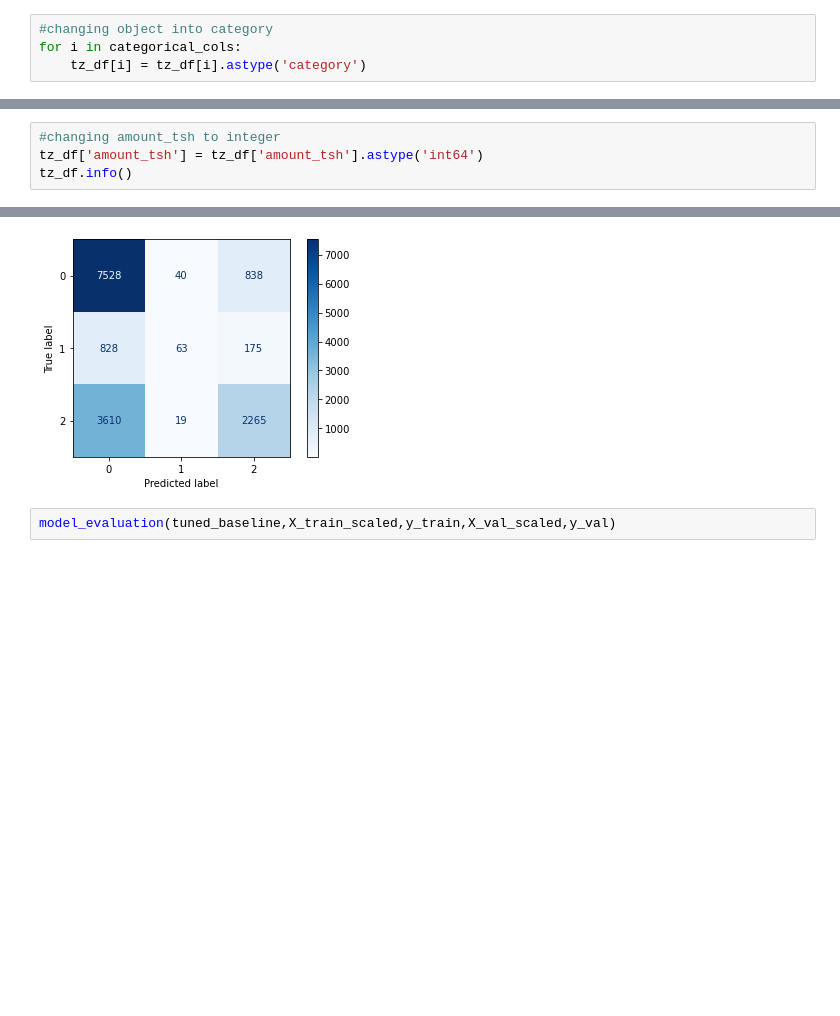
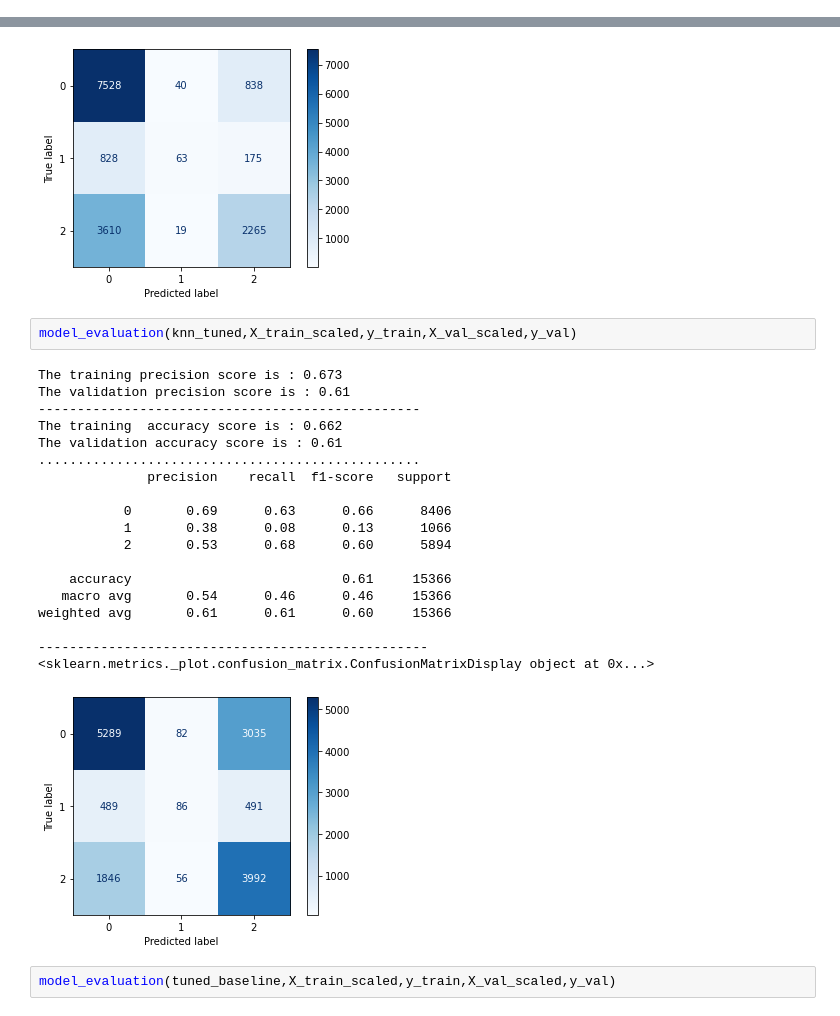
Before and after one commit to brian-magembe/Tanzania_Water_Wells, a Jupyter notebook: The Miner League.ipynb, the cells around one changed output, grey strips where cells are left out. Saved outputs shown, nothing was run; the diff lists cells and outputs as text; blank space fills up the shorter version.

```diff
--- a/The Miner League.ipynb
+++ b/The Miner League.ipynb
@@ -340,10 +340,6 @@ Index(['funder', 'installer', 'date_recorded', 'basin', 'region',
        'water_quality', 'quantity', 'source_type', 'waterpoint_type_group',
        'status_group'],
       dtype='object')
-# %%
-#changing object into category
-for i in categorical_cols:
-    tz_df[i] = tz_df[i].astype('category')
 # %%
 #numerical columns
 numerical_cols = tz_df.select_dtypes(include='number').columns
@@ -352,7 +348,3 @@ numerical_cols
 Index(['amount_tsh', 'gps_height', 'population', 'longitude', 'latitude',
        'construction_year'],
       dtype='object')
-# %%
-#changing amount_tsh to integer
-tz_df['amount_tsh'] = tz_df['amount_tsh'].astype('int64')
-tz_df.info()
@@ -1255,6 +1249,28 @@ weighted avg       0.65      0.64      0.60     15366
 --------------------------------------------------
 <sklearn.metrics._plot.confusion_matrix.ConfusionMatrixDisplay object at 0x...>
 [figure]
+# %%
+model_evaluation(knn_tuned,X_train_scaled,y_train,X_val_scaled,y_val)
+# %% [output]
+The training precision score is : 0.673
+The validation precision score is : 0.61
+-------------------------------------------------
+The training  accuracy score is : 0.662
+The validation accuracy score is : 0.61
+.................................................
+              precision    recall  f1-score   support
+
+           0       0.69      0.63      0.66      8406
+           1       0.38      0.08      0.13      1066
+           2       0.53      0.68      0.60      5894
+
+    accuracy                           0.61     15366
+   macro avg       0.54      0.46      0.46     15366
+weighted avg       0.61      0.61      0.60     15366
+
+--------------------------------------------------
+<sklearn.metrics._plot.confusion_matrix.ConfusionMatrixDisplay object at 0x...>
+[figure, added]
 # %%
 model_evaluation(tuned_baseline,X_train_scaled,y_train,X_val_scaled,y_val)
 # %% [output]
```
Also changed, not shown: parts of 7 cells of this notebook.
